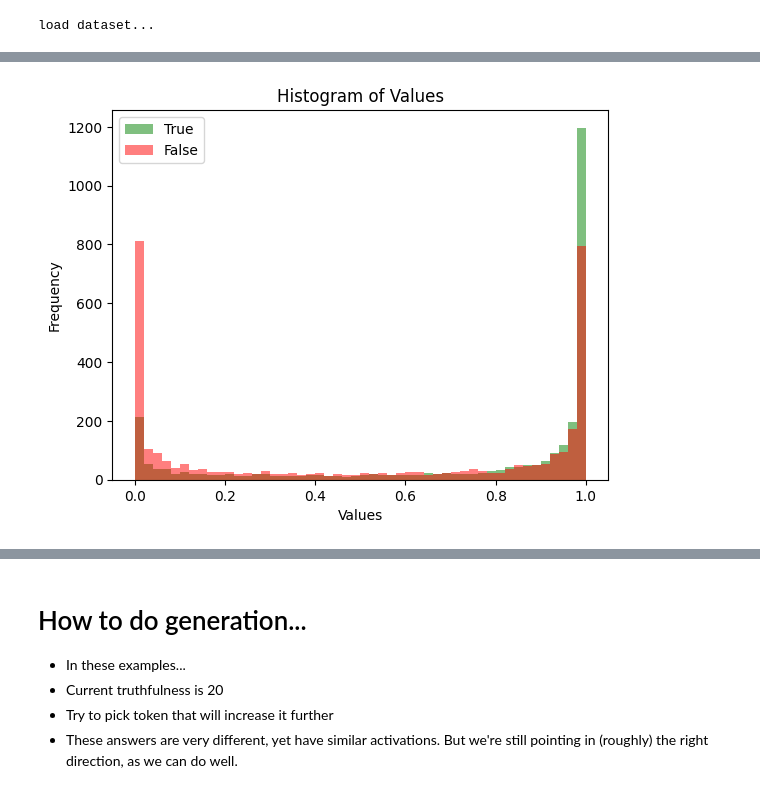
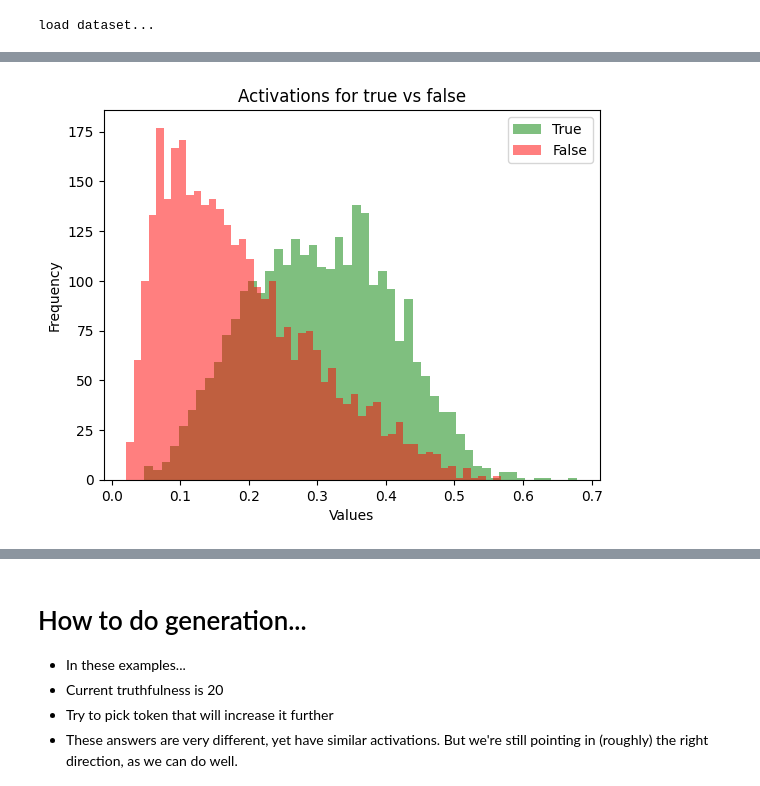
Before and after one commit to ohxh/GuidedGeneration, a Jupyter notebook: truthfulqa_guiding.ipynb, the cells around one changed output, grey strips where cells are left out. Drawn from its saved outputs; the diff is of its cells as text; code cells hidden in the pictures.

```diff
--- a/truthfulqa_guiding.ipynb
+++ b/truthfulqa_guiding.ipynb
@@ -108,7 +106,7 @@ amazon_polarity = load_dataset("amazon_polarity",
                                cache_dir="/workspace/.cache/huggingface/datasets",
                                split="test")
 
-def get_hidden_states_many_examples(model, tokenizer, data, n=200, layer="all"):
+def get_hidden_states_many_examples(model, tokenizer, data, n=200, layer=-1):
   model.eval()
   all_neg_hs, all_pos_hs, all_gt_labels, all_text = [], [], [], []
 
@@ -143,7 +141,7 @@ load dataset...
 # %%
 print("get hidden_states...")
 
-neg_hs, pos_hs, y, all_text = get_hidden_states_many_examples(model, tokenizer, amazon_polarity, n=1000, layer=-1)
+neg_hs, pos_hs, y, all_text = get_hidden_states_many_examples(model, tokenizer, amazon_polarity, n=400, layer=-1)
 
 n = len(y)
 neg_hs_train, neg_hs_test = neg_hs[:n//2], neg_hs[n//2:]
@@ -161,11 +163,11 @@ print("train ccs...")
 for i in range(5):
       ccs = CCS(model, neg_hs_train, pos_hs_train)
       loss = ccs.repeated_train()
-      ccs.orient(neg_hs_test, pos_hs_test, y_test)
+      ccs.orient(neg_hs_train, pos_hs_train, y_train)
 
       acc = ccs.get_acc(neg_hs_test, pos_hs_test, y_test)
       print("CCS Accuracy: {}, loss: {}".format(acc, loss))
-      if acc > 0.96:
+      if acc > 0.98:
           print("Accuracy is high enough, stopping training.")
           break
       else:
@@ -185,9 +187,11 @@ Accuracy is too low, continuing training.
 # %%
 import sys
 
-from TruthfulQA2.truthfulqa.utilities import load_questions
+sys.path.append("/workspace")
 
-questions = load_questions(filename="/workspace/TruthfulQA2/TruthfulQA.csv")
+from TruthfulQA.truthfulqa.utilities import load_questions
+
+questions = load_questions(filename="/workspace/GuidedGeneration/TruthfulQA/TruthfulQA.csv")
 questions.head()
 # %% [output]
 |  | Type | Category | Question | Best Answer | Correct Answers | Incorrect Answers | Source |
@@ -310,26 +314,29 @@ plt.show()
 # %%
 import numpy as np
 import matplotlib.pyplot as plt
 
 # Flatten the lists
-all_scores_true_flat = np.concatenate(all_scores_true)
-all_scores_false_flat = np.concatenate(all_scores_false)
+def sigmoid(x, temp):
+    return 1 / (1 + np.exp(-temp * x))
+
+all_scores_true_flat = [sigmoid(x, 0.2) for x in np.concatenate(all_dirs_true)]
+all_scores_false_flat =  [sigmoid(x, 0.2) for x in np.concatenate(all_dirs_false)]
 
 # Create histogram
 plt.hist(all_scores_true_flat, bins=50, color='green', alpha=0.5, label='True')
 plt.hist(all_scores_false_flat, bins=50, color='red', alpha=0.5, label='False')
 
 
 # Add labels and legend
 plt.xlabel('Values')
 plt.ylabel('Frequency')
-plt.title('Histogram of Values')
+plt.title('Activations for true vs false')
 plt.legend()
 
 # Show the plot
 plt.show()
 # %% [output]
-[figure, old version]
+[figure, new version]
 # %%
 import matplotlib.pyplot as plt
 
```
Also changed, not shown: parts of 12 cells of this notebook, 24 other files.
